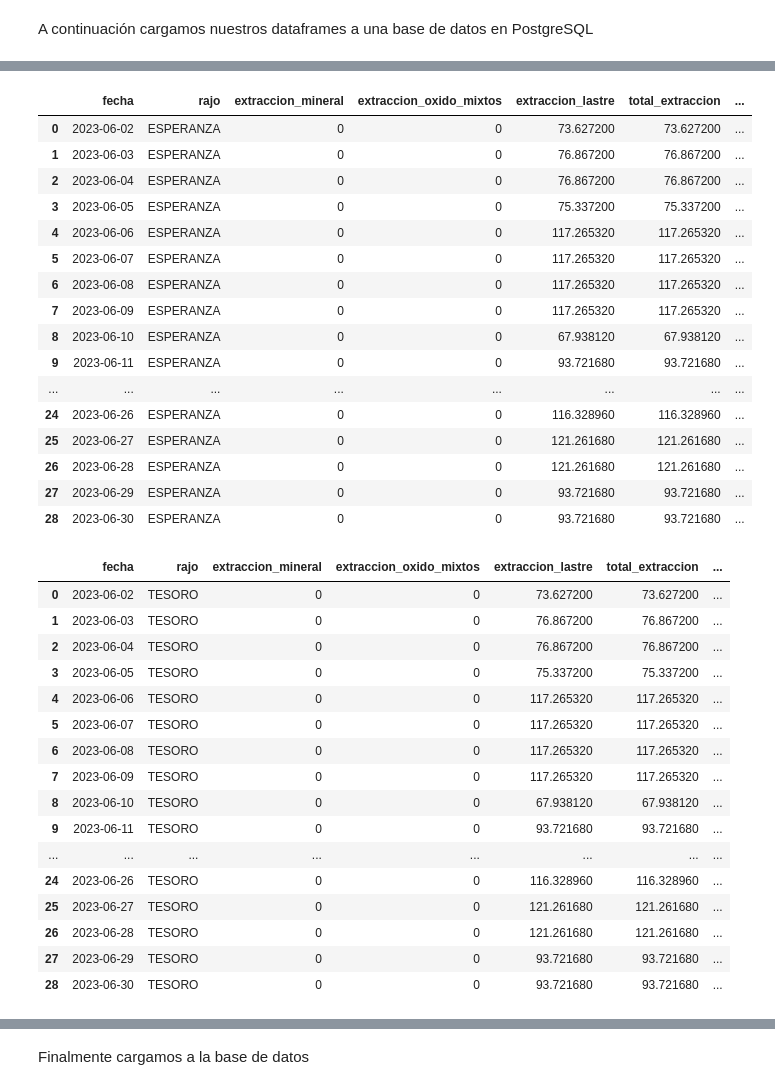
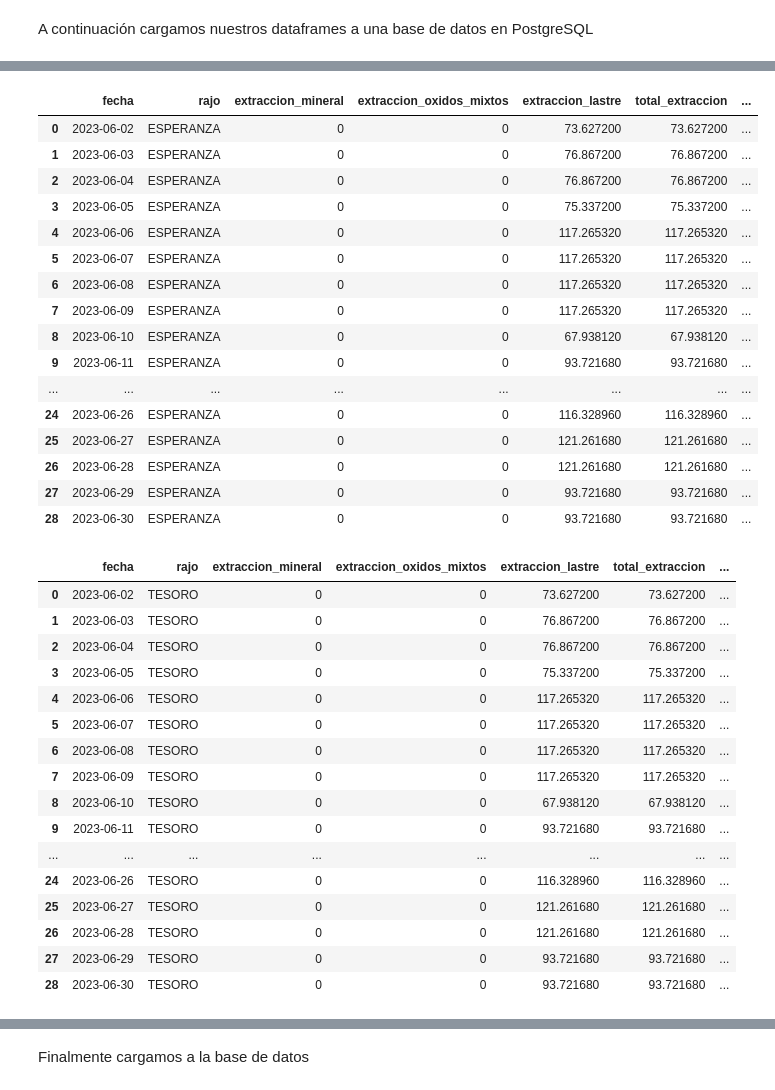
Before and after one commit to cristobalrios2001/Sistema_De_Reportes, a Jupyter notebook: datosPlanETL.ipynb, the cells around one changed output, grey strips where cells are left out. Drawn from its saved outputs; the diff is of its cells as text; code cells hidden in the pictures.

```diff
--- a/datosPlanETL.ipynb
+++ b/datosPlanETL.ipynb
@@ -391,7 +391,7 @@ dtype: object
 # %% [markdown]
 A continuación cargamos nuestros dataframes a una base de datos en PostgreSQL
 # %%
-cols_plan = ['fecha', 'rajo', 'extraccion_mineral', 'extraccion_oxido_mixtos', 'extraccion_lastre', 'total_extraccion', 'remanejo', 'movimiento_total', 'chancado']
+cols_plan = ['fecha', 'rajo', 'extraccion_mineral', 'extraccion_oxidos_mixtos', 'extraccion_lastre', 'total_extraccion', 'remanejo', 'movimiento_total', 'chancado']
 df_plan1 = pd.DataFrame(columns=cols_plan)
 df_plan2 = pd.DataFrame(columns=cols_plan)
 df_plan3 = pd.DataFrame(columns=cols_plan)
@@ -403,16 +403,16 @@ df_plan1
 # %%
 df_plan1['fecha'] = df_esperanza['fecha']
 df_plan1['rajo'] = 'ESPERANZA'
 df_plan1['extraccion_mineral'] = 0
-df_plan1['extraccion_oxido_mixtos'] = 0
+df_plan1['extraccion_oxidos_mixtos'] = 0
 df_plan1['extraccion_lastre'] = df_tesoro['extraccion lastre']
 df_plan1['total_extraccion'] = df_tesoro['total extraccion']
 df_plan1['remanejo'] = df_tesoro['remanejo']
 df_plan1['movimiento_total'] = df_tesoro['movimiento total']
 df_plan1['chancado'] = df_tesoro['mineral a chancado']
 df_plan1
 # %% [output]
-|  | fecha | rajo | extraccion_mineral | extraccion_oxido_mixtos | extraccion_lastre | total_extraccion | ... |
+|  | fecha | rajo | extraccion_mineral | extraccion_oxidos_mixtos | extraccion_lastre | total_extraccion | ... |
 | 0 | 2023-06-02 | ESPERANZA | 0 | 0 | 73.627200 | 73.627200 | ... |
 | 1 | 2023-06-03 | ESPERANZA | 0 | 0 | 76.867200 | 76.867200 | ... |
 | 2 | 2023-06-04 | ESPERANZA | 0 | 0 | 76.867200 | 76.867200 | ... |
@@ -433,7 +433,7 @@ df_plan1
 df_plan2['fecha'] = df_tesoro['fecha']
 df_plan2['rajo'] = 'TESORO'
 df_plan2['extraccion_mineral'] = 0
-df_plan2['extraccion_oxido_mixtos'] = 0
+df_plan2['extraccion_oxidos_mixtos'] = 0
 df_plan2['extraccion_lastre'] = df_tesoro['extraccion lastre']
 df_plan2['total_extraccion'] = df_tesoro['total extraccion']
 df_plan2['remanejo'] = df_tesoro['remanejo']
@@ -441,7 +441,7 @@ df_plan2['movimiento_total'] = df_tesoro['movimiento total']
 df_plan2['chancado'] = df_tesoro['mineral a chancado']
 df_plan2
 # %% [output]
-|  | fecha | rajo | extraccion_mineral | extraccion_oxido_mixtos | extraccion_lastre | total_extraccion | ... |
+|  | fecha | rajo | extraccion_mineral | extraccion_oxidos_mixtos | extraccion_lastre | total_extraccion | ... |
 | 0 | 2023-06-02 | TESORO | 0 | 0 | 73.627200 | 73.627200 | ... |
 | 1 | 2023-06-03 | TESORO | 0 | 0 | 76.867200 | 76.867200 | ... |
 | 2 | 2023-06-04 | TESORO | 0 | 0 | 76.867200 | 76.867200 | ... |
```
Also changed, not shown: parts of 7 cells of this notebook.
